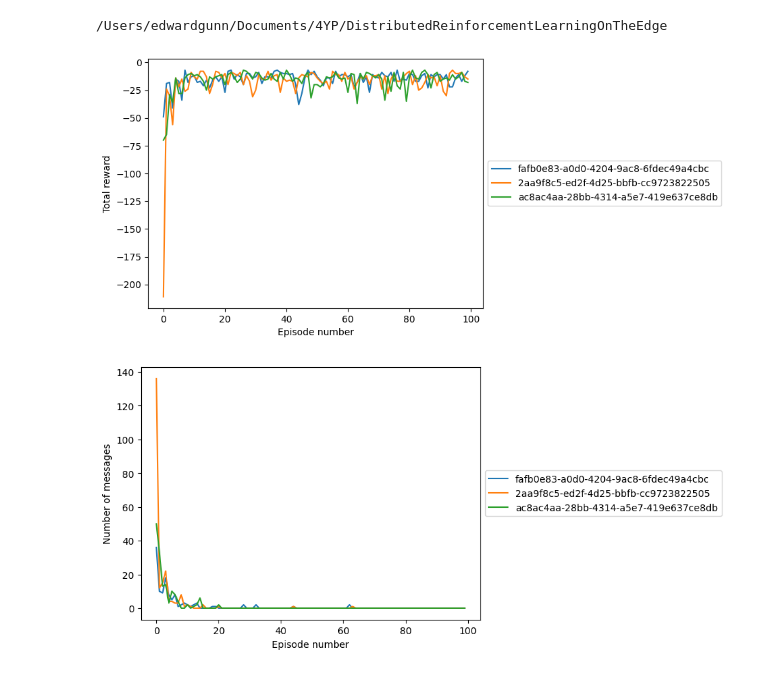
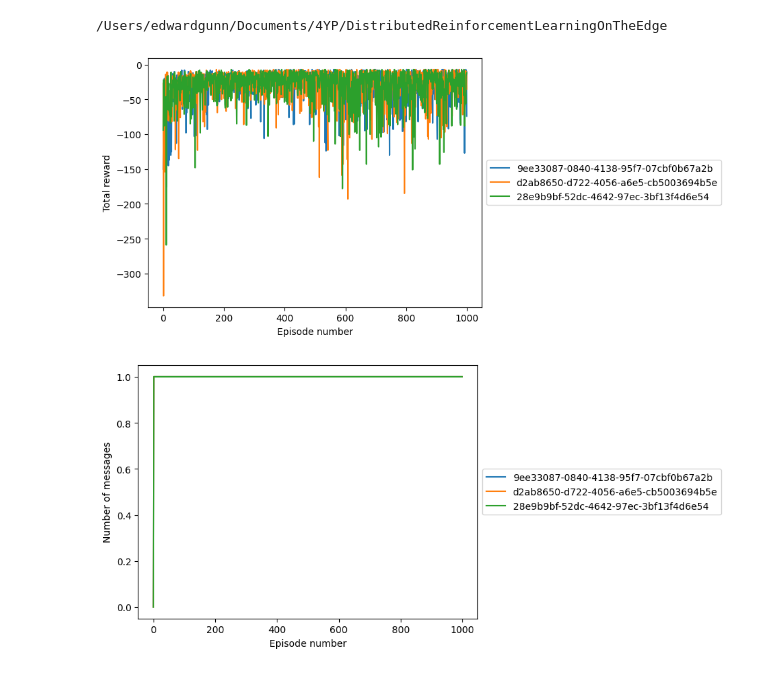
Before and after one commit to edsgunn/DistributedReinforcementLearningOnTheEdge, a Jupyter notebook: DataAnalysis/dataReport.ipynb, the cells around one changed output. Saved outputs shown, nothing was run; the diff lists cells and outputs as text; code cells hidden in the pictures.

Commit message:
Fix DAVIA

```diff
--- a/DataAnalysis/dataReport.ipynb
+++ b/DataAnalysis/dataReport.ipynb
@@ -5,18 +5,18 @@
 # %%
 from DataAnalysis.Analysis import plotAgentEpisodeReward, plotAgentEpisodeNumMessages, getAgentEpisodeAverageNumberOfMessagesPerStep, getFinalValueFunction, getAgentEpisodeReward, printV2D
 import pickle
-f = open('ExperimentFramework/Experiments/Results/16.pkl', 'rb')
+f = open('ExperimentFramework/Experiments/Results/13.pkl', 'rb')
 data = pickle.load(f)
-algorithm = "EBCDQL"
+algorithm = "DAVIA"
 numAgents = 3
 environment = "SimpleGrid"
 plotAgentEpisodeReward(data, algorithm, numAgents, environment)
 plotAgentEpisodeNumMessages(data, algorithm, numAgents, environment)
 # printV2D(getFinalValueFunction(data, algorithm, numAgents, environment))
 f.close()
 # %% [output]
-[figure, old version]
+[figure, new version]
-[figure, old version]
+[figure, new version]
 # %%
 from DataAnalysis.Analysis import create_grids, create_plots
 import matplotlib.pyplot as plt
```
Also changed, not shown: parts of 1 cell of this notebook, 8 other files.
